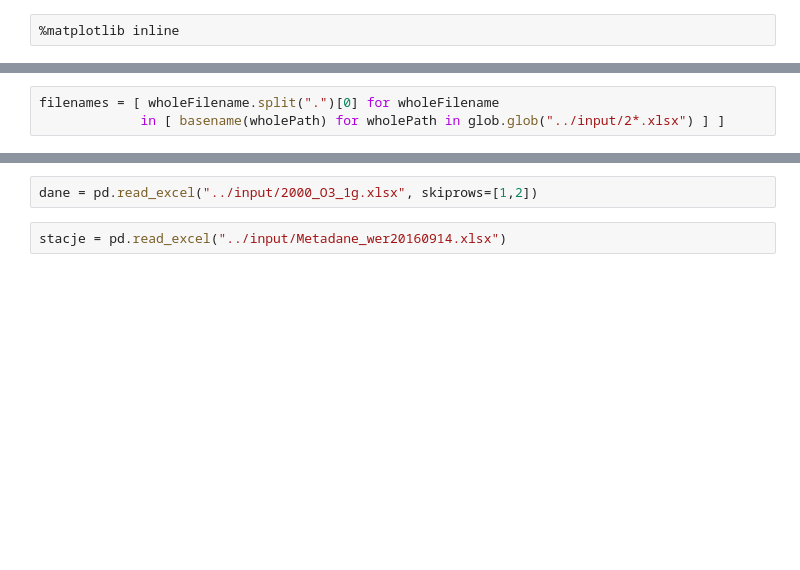
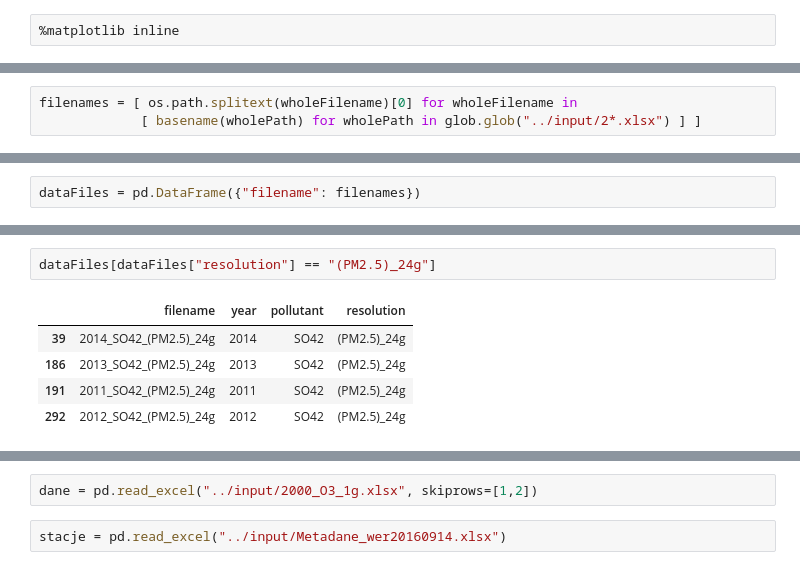
Before and after one commit to QuantumDamage/AQIP, a Jupyter notebook: workspace/EDA.ipynb, the cells around one changed output, grey strips where cells are left out. Drawn from its saved outputs; the diff is of its cells as text; blank space fills up the shorter version.

Commit message:
Generated table whith files contents

```diff
--- a/workspace/EDA.ipynb
+++ b/workspace/EDA.ipynb
@@ -8,3 +13,3 @@ from os.path import basename
 # %%
-filenames = [ wholeFilename.split(".")[0] for wholeFilename
-             in [ basename(wholePath) for wholePath in glob.glob("../input/2*.xlsx") ] ]
+filenames = [ os.path.splitext(wholeFilename)[0] for wholeFilename in
+             [ basename(wholePath) for wholePath in glob.glob("../input/2*.xlsx") ] ]
@@ -14,0 +16,2 @@ AttributeError: 'list' object has no attribute 'split'
+# %%
+dataFiles = pd.DataFrame({"filename": filenames})
@@ -14,0 +69,8 @@ AttributeError: 'list' object has no attribute 'split'
+# %%
+dataFiles[dataFiles["resolution"] == "(PM2.5)_24g"]
+# %% [output]
+|  | filename | year | pollutant | resolution |
+| 39 | 2014_SO42_(PM2.5)_24g | 2014 | SO42 | (PM2.5)_24g |
+| 186 | 2013_SO42_(PM2.5)_24g | 2013 | SO42 | (PM2.5)_24g |
+| 191 | 2011_SO42_(PM2.5)_24g | 2011 | SO42 | (PM2.5)_24g |
+| 292 | 2012_SO42_(PM2.5)_24g | 2012 | SO42 | (PM2.5)_24g |
```
Also changed, not shown: parts of 12 cells of this notebook.
